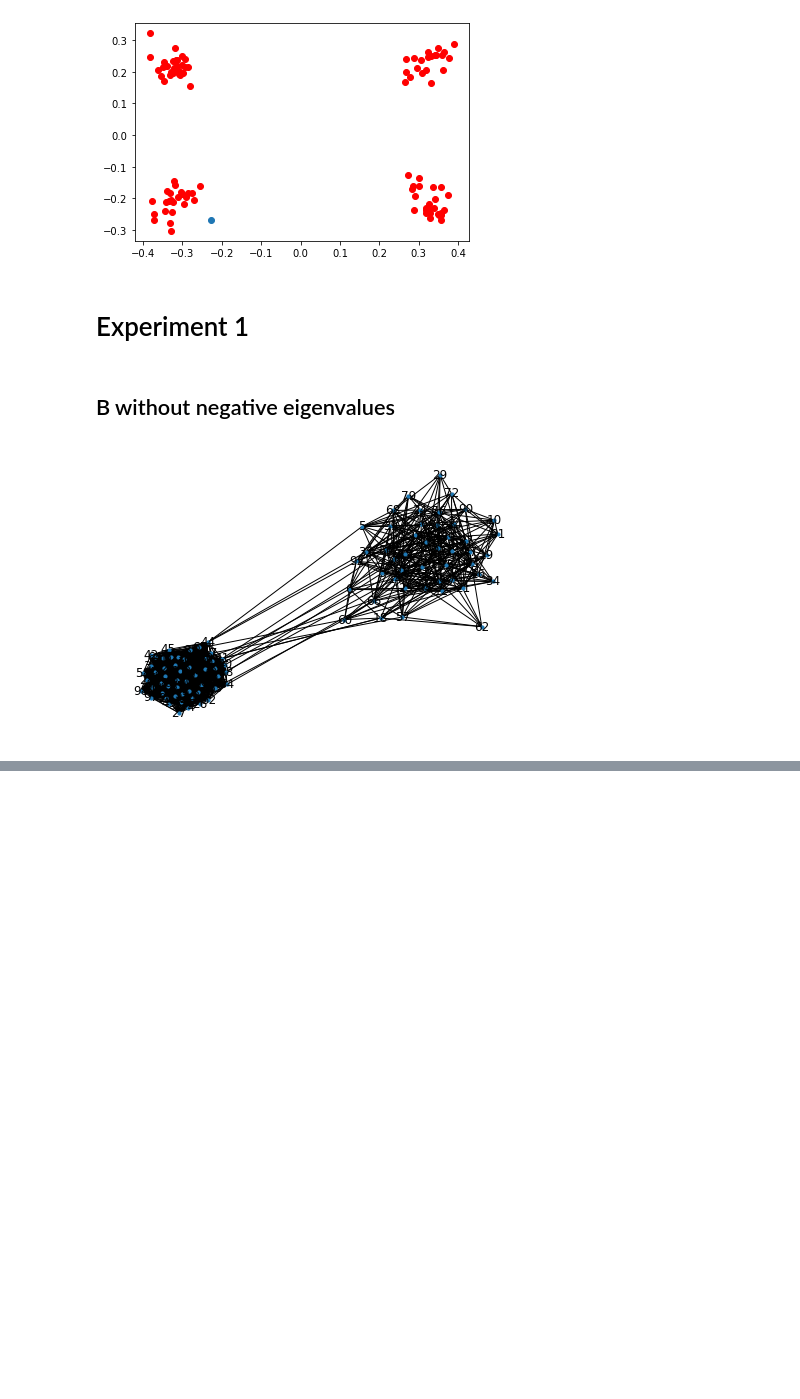
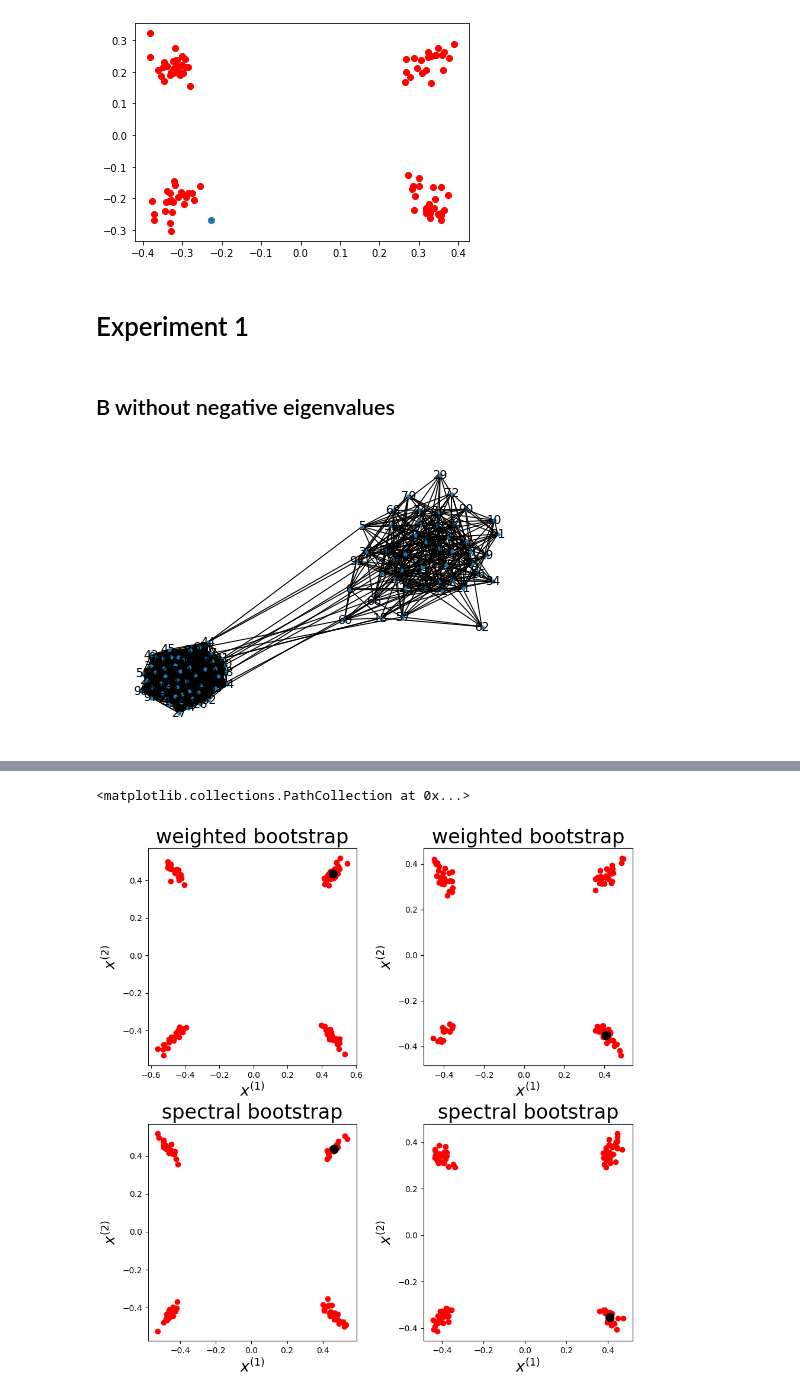
Before and after one commit to LorenzoRimella/GRDPG, a Jupyter notebook: Code/test.ipynb, the cells around one changed output, grey strips where cells are left out. Cells and saved outputs as stored; diff of their text form; code cells hidden in the pictures; blank space fills up the shorter version.

```diff
--- a/Code/test.ipynb
+++ b/Code/test.ipynb
@@ -590,0 +619,75 @@ Unknown symbol: \n, found '\'  (at char 8), (line:1, col:9)
+# %%
+iterations = 100
+d = 2
+bernoulli_param = 1
+
+_, _, spectralhatX_list = spectral_bootstrap(iterations, bernoulli_param, A, d)
+_, _, weightedhatX_list = weighted_bootstrap(iterations, A, d)
+
+# _, _, spectralhatX = spectral_bootstrap(iterations, bernoulli_param, A, d)
+# _, _, weightedhatX = weighted_bootstrap(iterations, A, d)
+# %%
+p, q, hatX = d_spectral_tensorly(A, d)
+# %%
+fig, ax = plt.subplots(nrows=2, ncols=2, figsize = (10, 10), dpi = 100)
+fig.tight_layout(pad=5)
+
+ax[0,0].set_title("weighted bootstrap", fontsize = 24)
+ax[0,1].set_title("weighted bootstrap", fontsize = 24)
+ax[1,0].set_title("spectral bootstrap", fontsize = 24)
+ax[1,1].set_title("spectral bootstrap", fontsize = 24)
+
+ax[0,0].set_xlabel(r"$x^{(1)}$", fontsize = 18)
+ax[0,1].set_xlabel(r"$x^{(1)}$", fontsize = 18)
+ax[1,0].set_xlabel(r"$x^{(1)}$", fontsize = 18)
+ax[1,1].set_xlabel(r"$x^{(1)}$", fontsize = 18)
+
+ax[0,0].set_ylabel(r"$x^{(2)}$", fontsize = 18)
+ax[0,1].set_ylabel(r"$x^{(2)}$", fontsize = 18)
+ax[1,0].set_ylabel(r"$x^{(2)}$", fontsize = 18)
+ax[1,1].set_ylabel(r"$x^{(2)}$", fontsize = 18)
+
+individual_index = 0
+
+individual_0 = [weightedhatX_list[i][individual_index,:].numpy() for i in range(iterations)] #[weightedhatX[i*N:(i+1)*N,:][individual_index,:].numpy() for i in range(iterations)]
+
+for i in range(0, iterations):
+
+    ax[0,0].scatter(individual_0[i][0], individual_0[i][1], color = "red")
+
+# ax[0,0].scatter(X[individual_index,1], X[individual_index,0])
+ax[0,0].scatter(hatX[individual_index,0], hatX[individual_index,1], color = "black", s = 100)
+
+individual_index = 1
+individual_0 = [weightedhatX_list[i][individual_index,:].numpy() for i in range(iterations)] #[weightedhatX[i*N:(i+1)*N,:][individual_index,:].numpy() for i in range(iterations)]
+
+for i in range(0, iterations):
+
+    ax[0,1].scatter(individual_0[i][0], individual_0[i][1], color = "red")
+
+# ax[0,1].scatter(X[individual_index,1], X[individual_index,0])
+ax[0,1].scatter(hatX[individual_index,0], hatX[individual_index,1], color = "black", s = 100)
+
+individual_index = 0
+
+individual_0 = [spectralhatX_list[i][individual_index,:].numpy() for i in range(iterations)] #[spectralhatX[i*N:(i+1)*N,:][individual_index,:].numpy() for i in range(iterations)]
+
+for i in range(0, iterations):
+
+    ax[1,0].scatter(individual_0[i][0], individual_0[i][1], color = "red")
+
+# ax[1,0].scatter(X[individual_index,1], X[individual_index,0])
+ax[1,0].scatter(hatX[individual_index,0], hatX[individual_index,1], color = "black", s = 100)
+
+individual_index = 1
+individual_0 = [spectralhatX_list[i][individual_index,:].numpy() for i in range(iterations)] #[spectralhatX[i*N:(i+1)*N,:][individual_index,:].numpy() for i in range(iterations)]
+
+for i in range(0, iterations):
+
+    ax[1,1].scatter(individual_0[i][0], individual_0[i][1], color = "red")
+
+# ax[1,1].scatter(X[individual_index,1], X[individual_index,0])
+ax[1,1].scatter(hatX[individual_index,0], hatX[individual_index,1], color = "black", s = 100)
+# %% [output]
+<matplotlib.collections.PathCollection at 0x...>
+[figure, added]
```
Also changed, not shown: parts of 6 cells of this notebook, 1 other file.
